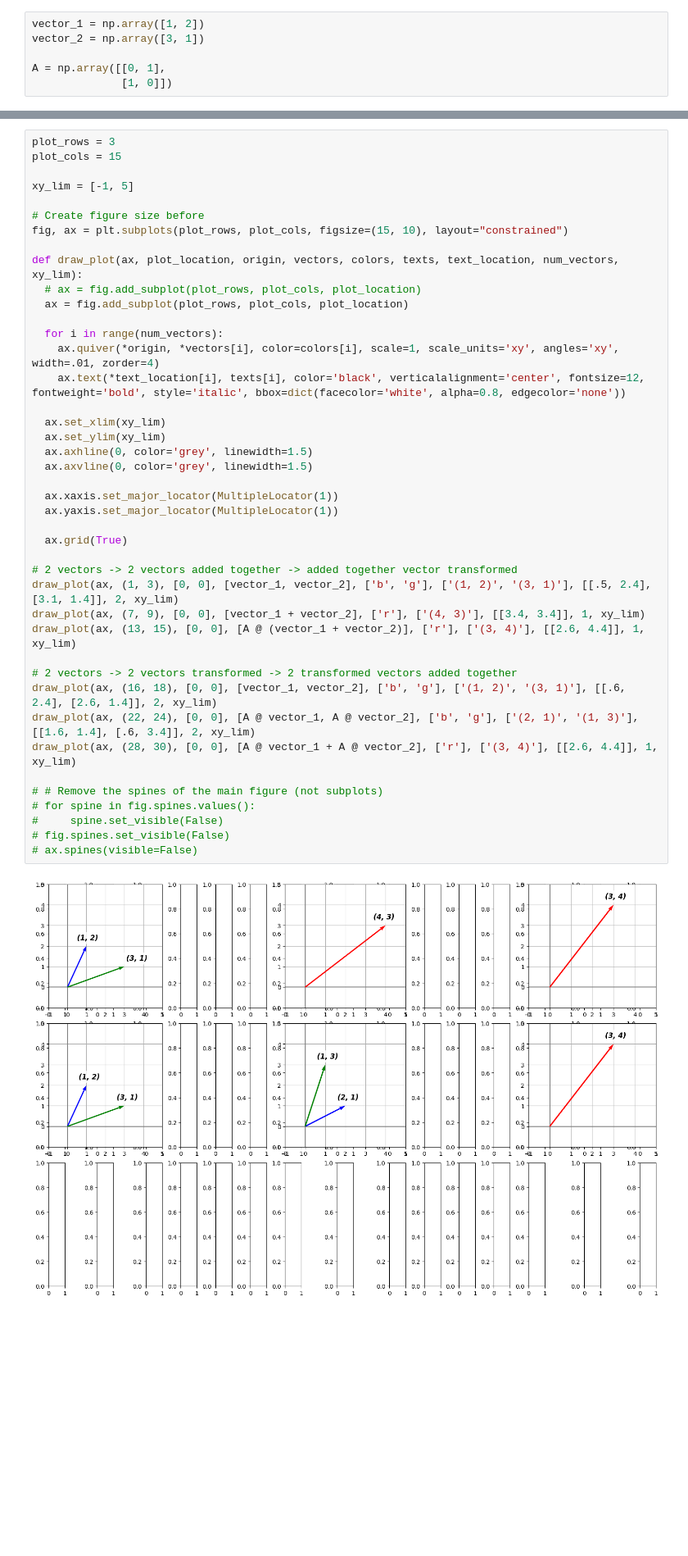
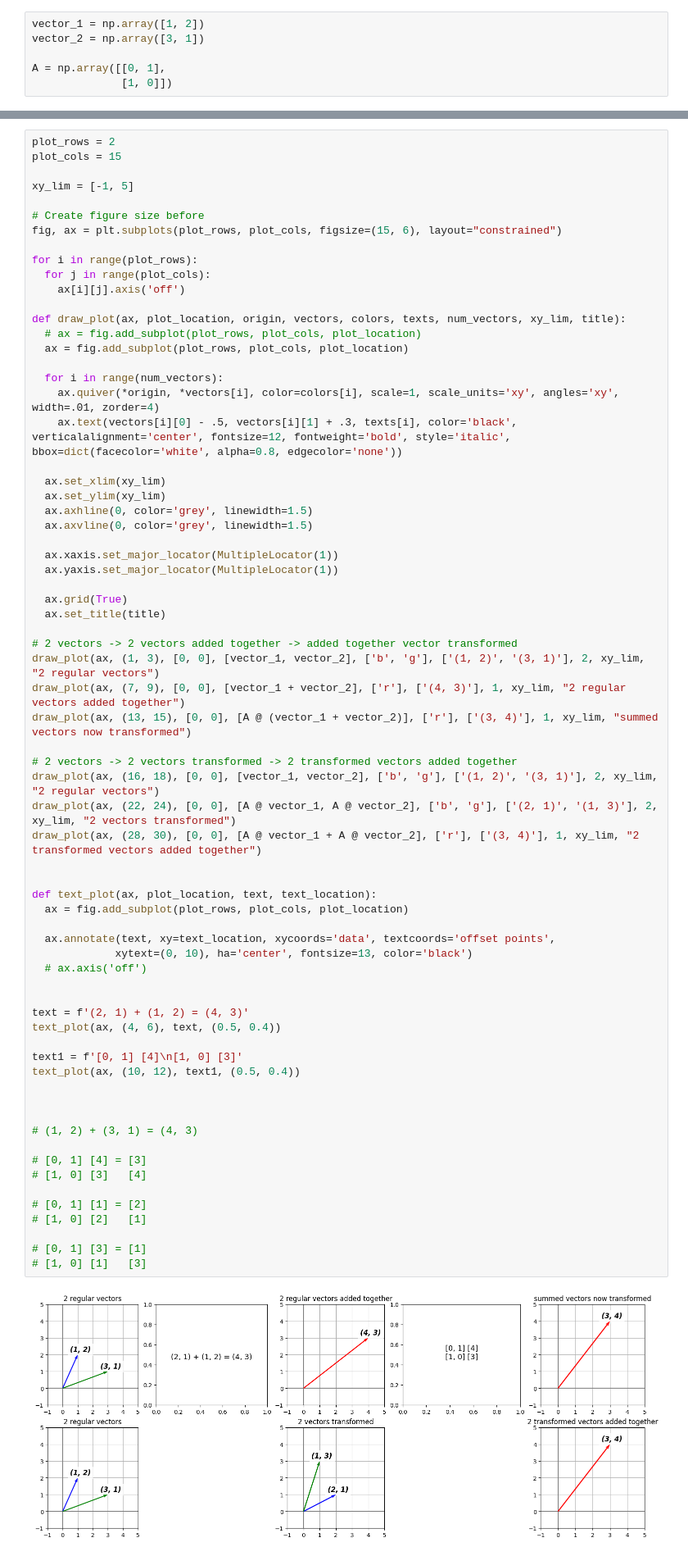
Before and after one commit to Keoni808/Visuals, a Jupyter notebook: Linear_Transformations_(Figures).ipynb, the cells around one changed output, grey strips where cells are left out. Shown: that part at 82% size. Cells and saved outputs as stored; diff of their text form; blank space fills up the shorter version.

Commit message:
Added 2 methods to 'Figure 8 preserves vector addition'  for easier plotting

```diff
--- a/Linear_Transformations_(Figures).ipynb
+++ b/Linear_Transformations_(Figures).ipynb
@@ -562,44 +552,71 @@ fig, ax = plt.subplots(plot_rows, plot_cols, figsize=(15, 10), layout="constrain
 # %%
-plot_rows = 3
+plot_rows = 2
 plot_cols = 15
 
 xy_lim = [-1, 5]
 
 # Create figure size before
-fig, ax = plt.subplots(plot_rows, plot_cols, figsize=(15, 10), layout="constrained")
+fig, ax = plt.subplots(plot_rows, plot_cols, figsize=(15, 6), layout="constrained")
 
-def draw_plot(ax, plot_location, origin, vectors, colors, texts, text_location, num_vectors, xy_lim):
+for i in range(plot_rows):
+  for j in range(plot_cols):
+    ax[i][j].axis('off')
+
+def draw_plot(ax, plot_location, origin, vectors, colors, texts, num_vectors, xy_lim, title):
   # ax = fig.add_subplot(plot_rows, plot_cols, plot_location)
   ax = fig.add_subplot(plot_rows, plot_cols, plot_location)
 
   for i in range(num_vectors):
     ax.quiver(*origin, *vectors[i], color=colors[i], scale=1, scale_units='xy', angles='xy', width=.01, zorder=4)
-    ax.text(*text_location[i], texts[i], color='black', verticalalignment='center', fontsize=12, fontweight='bold', style='italic', bbox=dict(facecolor='white', alpha=0.8, edgecolor='none'))
+    ax.text(vectors[i][0] - .5, vectors[i][1] + .3, texts[i], color='black', verticalalignment='center', fontsize=12, fontweight='bold', style='italic', bbox=dict(facecolor='white', alpha=0.8, edgecolor='none'))
 
   ax.set_xlim(xy_lim)
   ax.set_ylim(xy_lim)
   ax.axhline(0, color='grey', linewidth=1.5)
   ax.axvline(0, color='grey', linewidth=1.5)
 
   ax.xaxis.set_major_locator(MultipleLocator(1))
   ax.yaxis.set_major_locator(MultipleLocator(1))
 
   ax.grid(True)
+  ax.set_title(title)
 
 # 2 vectors -> 2 vectors added together -> added together vector transformed
-draw_plot(ax, (1, 3), [0, 0], [vector_1, vector_2], ['b', 'g'], ['(1, 2)', '(3, 1)'], [[.5, 2.4], [3.1, 1.4]], 2, xy_lim)
-draw_plot(ax, (7, 9), [0, 0], [vector_1 + vector_2], ['r'], ['(4, 3)'], [[3.4, 3.4]], 1, xy_lim)
-draw_plot(ax, (13, 15), [0, 0], [A @ (vector_1 + vector_2)], ['r'], ['(3, 4)'], [[2.6, 4.4]], 1, xy_lim)
+draw_plot(ax, (1, 3), [0, 0], [vector_1, vector_2], ['b', 'g'], ['(1, 2)', '(3, 1)'], 2, xy_lim, "2 regular vectors")
+draw_plot(ax, (7, 9), [0, 0], [vector_1 + vector_2], ['r'], ['(4, 3)'], 1, xy_lim, "2 regular vectors added together")
+draw_plot(ax, (13, 15), [0, 0], [A @ (vector_1 + vector_2)], ['r'], ['(3, 4)'], 1, xy_lim, "summed vectors now transformed")
 
 # 2 vectors -> 2 vectors transformed -> 2 transformed vectors added together
-draw_plot(ax, (16, 18), [0, 0], [vector_1, vector_2], ['b', 'g'], ['(1, 2)', '(3, 1)'], [[.6, 2.4], [2.6, 1.4]], 2, xy_lim)
-draw_plot(ax, (22, 24), [0, 0], [A @ vector_1, A @ vector_2], ['b', 'g'], ['(2, 1)', '(1, 3)'], [[1.6, 1.4], [.6, 3.4]], 2, xy_lim)
-draw_plot(ax, (28, 30), [0, 0], [A @ vector_1 + A @ vector_2], ['r'], ['(3, 4)'], [[2.6, 4.4]], 1, xy_lim)
+draw_plot(ax, (16, 18), [0, 0], [vector_1, vector_2], ['b', 'g'], ['(1, 2)', '(3, 1)'], 2, xy_lim, "2 regular vectors")
+draw_plot(ax, (22, 24), [0, 0], [A @ vector_1, A @ vector_2], ['b', 'g'], ['(2, 1)', '(1, 3)'], 2, xy_lim, "2 vectors transformed")
+draw_plot(ax, (28, 30), [0, 0], [A @ vector_1 + A @ vector_2], ['r'], ['(3, 4)'], 1, xy_lim, "2 transformed vectors added together")
 
-# # Remove the spines of the main figure (not subplots)
-# for spine in fig.spines.values():
-#     spine.set_visible(False)
-# fig.spines.set_visible(False)
-# ax.spines(visible=False)
+
+def text_plot(ax, plot_location, text, text_location):
+  ax = fig.add_subplot(plot_rows, plot_cols, plot_location)
+
+  ax.annotate(text, xy=text_location, xycoords='data', textcoords='offset points',
+             xytext=(0, 10), ha='center', fontsize=13, color='black')
+  # ax.axis('off')
+
+
+text = f'(2, 1) + (1, 2) = (4, 3)'
+text_plot(ax, (4, 6), text, (0.5, 0.4))
+
+text1 = f'[0, 1] [4]\n[1, 0] [3]'
+text_plot(ax, (10, 12), text1, (0.5, 0.4))
+
+
+
+# (1, 2) + (3, 1) = (4, 3)
+
+# [0, 1] [4] = [3]
+# [1, 0] [3]   [4]
+
+# [0, 1] [1] = [2]
+# [1, 0] [2]   [1]
+
+# [0, 1] [3] = [1]
+# [1, 0] [1]   [3]
 # %% [output]
-[figure, old version]
+[figure, new version]
```
Also changed, not shown: parts of 3 cells of this notebook.
